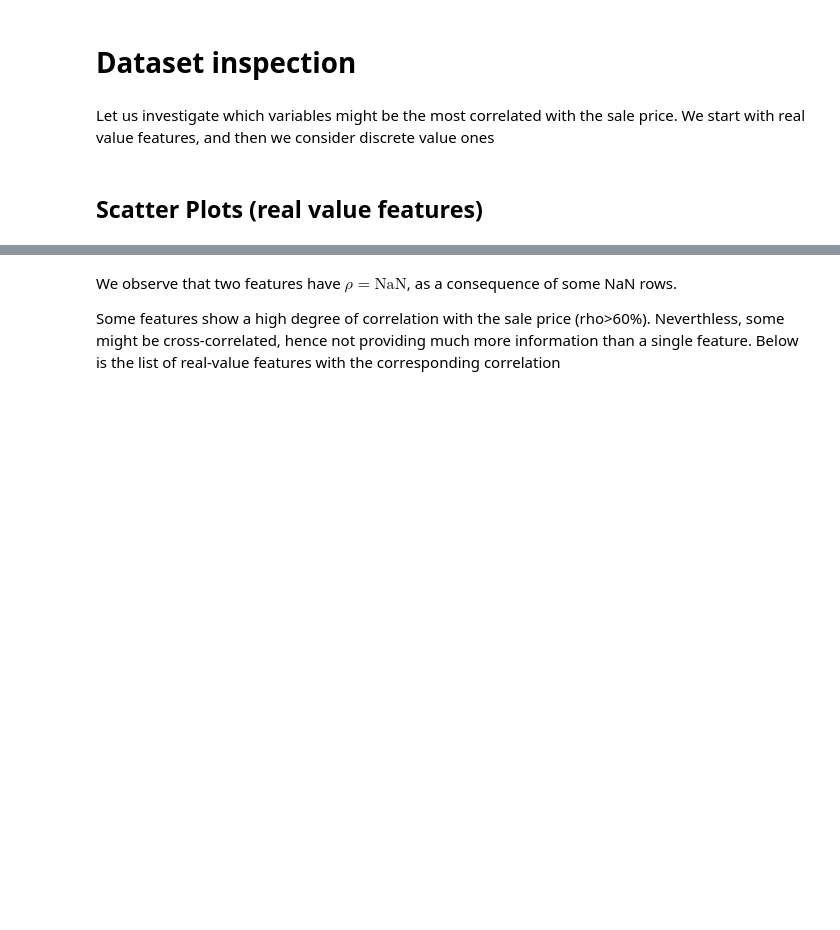
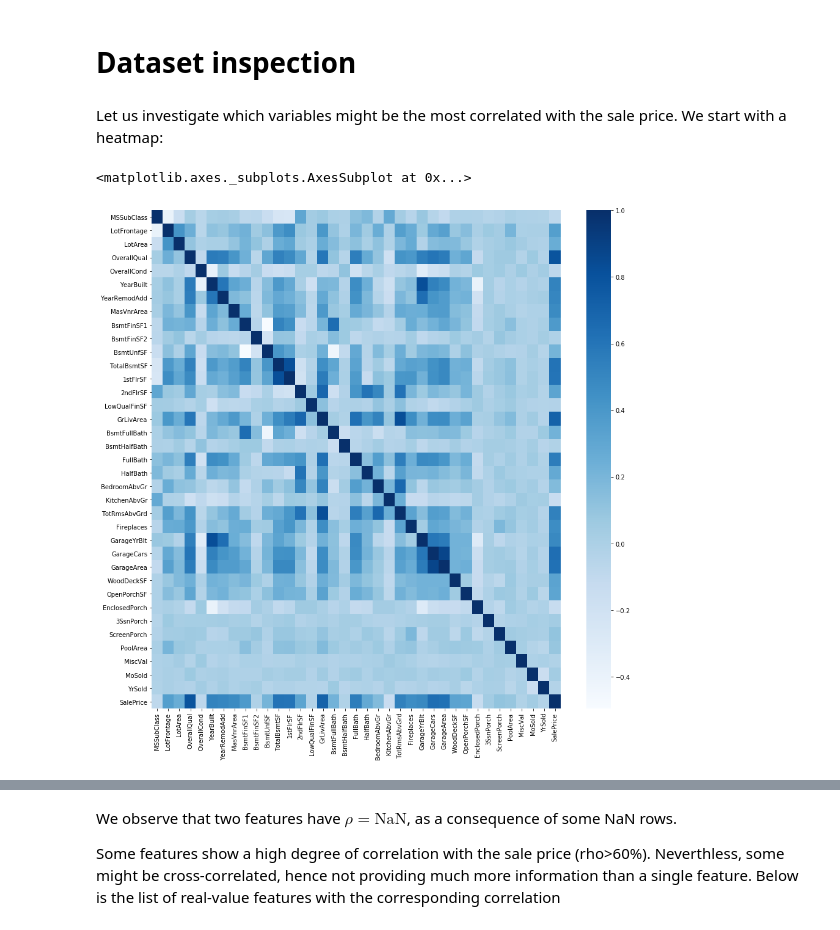
Before and after one commit to flucarelli94/MachineLearning_projects, a Jupyter notebook: House prices/Sale_price_prediction.ipynb, the cells around one changed output, grey strips where cells are left out. Cells and saved outputs as stored; diff of their text form; code cells hidden in the pictures; blank space fills up the shorter version.

```diff
--- a/House prices/Sale_price_prediction.ipynb
+++ b/House prices/Sale_price_prediction.ipynb
@@ -71,6 +71,11 @@ dtype: int64
 # %% [markdown]
 # Dataset inspection
 # %% [markdown]
-Let us investigate which variables might be the most correlated with the sale price. We start with real value features, and then we consider discrete value ones
+Let us investigate which variables might be the most correlated with the sale price. We start with a heatmap:
-# %% [markdown]
-## Scatter Plots (real value features)
+# %%
+matplotlib.rcParams["font.size"] = 10
+plt.figure(figsize= (15 , 15))
+sns.heatmap(train_init.drop("Id", axis = 1).corr(),cmap="Blues")
+# %% [output]
+<matplotlib.axes._subplots.AxesSubplot at 0x...>
+[figure, added]
```
Also changed, not shown: parts of 11 cells of this notebook.
